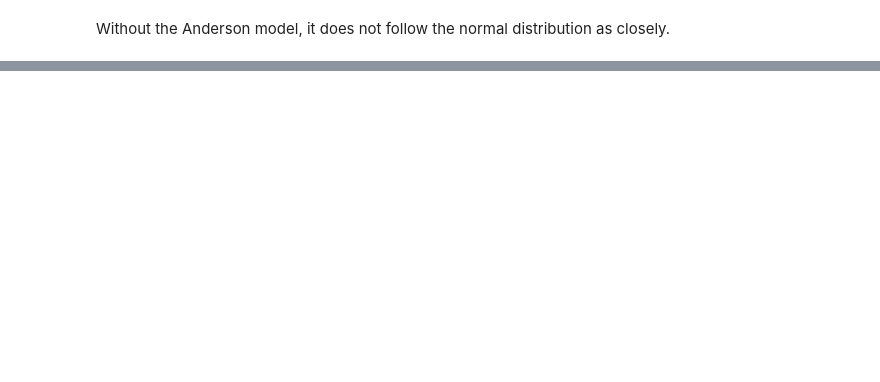
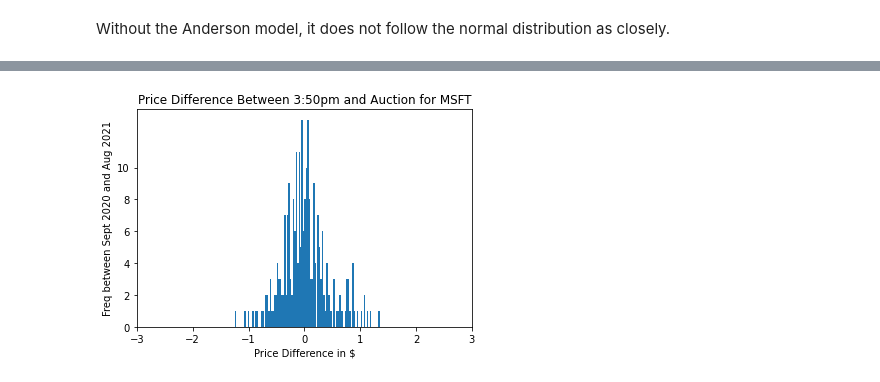
Before and after one commit to matthew-lim/Vanguard-Volatility-Project, a Jupyter notebook: Report 2 - V2.ipynb, the cells around one changed output, grey strips where cells are left out. Saved outputs shown, nothing was run; the diff lists cells and outputs as text; code cells hidden in the pictures; blank space fills up the shorter version.

```diff
--- a/Report 2 - V2.ipynb
+++ b/Report 2 - V2.ipynb
@@ -694,0 +759,14 @@ Coefficient of Determination: -0.37825060088482165
+# %%
+# Additional graphs
+
+import matplotlib.pyplot as plt
+
+plt.hist(merged1['Close'] - merged1['Price'], bins=100)
+plt.xlim([-3, 3])
+plt.xlabel('Price Difference in $')
+plt.ylabel('Freq between Sept 2020 and Aug 2021')
+plt.title('Price Difference Between 3:50pm and Auction for MSFT')
+plt.yticks(range(0, 11, 2))
+plt.show()
+# %% [output]
+[figure, added]
```
Also changed, not shown: parts of 22 cells of this notebook.
